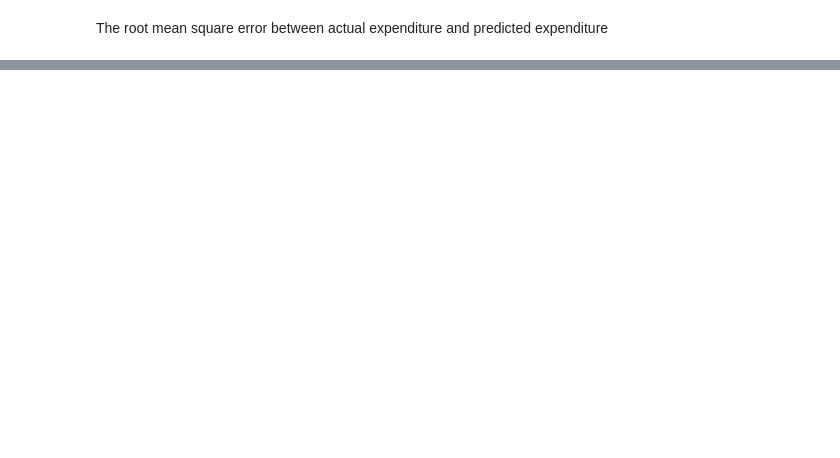
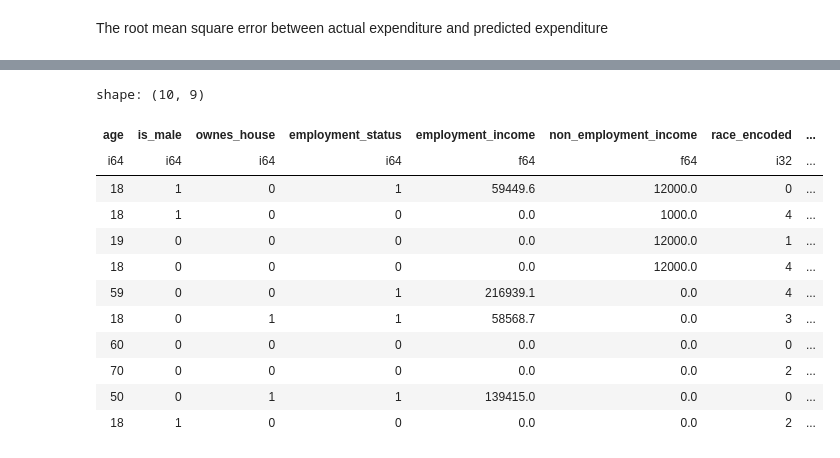
Before and after one commit to AlabhyaMe/T-Learner-for-economic-experiment, a Jupyter notebook: Meta Learners.ipynb, the cells around one changed output, grey strips where cells are left out. Cells and saved outputs as stored; diff of their text form; code cells hidden in the pictures; blank space fills up the shorter version.

```diff
--- a/Meta Learners.ipynb
+++ b/Meta Learners.ipynb
@@ -850,0 +573,3 @@ shape: (2, 3)
+# %%
+target_tlearner = target
+target_tlearner.head(5)
@@ -850,0 +585,6 @@ shape: (2, 3)
+# %%
+#encode race from target_tlearner
+race_encoded = label_encoder.fit_transform(target_tlearner['race'].to_numpy())
+target_tlearner = target_tlearner.with_columns(pl.Series('race_encoded', race_encoded))
+target_tlearner= target_tlearner.drop('race')
+target_tlearner.head(5)
@@ -850,0 +600,26 @@ shape: (2, 3)
+# %%
+#predict outcome for all individual with the model built on treated group
+predicted_expenditure_treated = lr_treated.predict(target_tlearner)
+#predict outcome for all individual with the model built on control group
+predicted_expenditure_control = lr_control.predict(target_tlearner)
+# %%
+target_tlearner = target_tlearner.with_columns(
+    pl.Series(predicted_expenditure_treated.flatten()).alias('predicted_expenditure_treated'),
+    pl.Series(predicted_expenditure_control.flatten()).alias('predicted_expenditure_control')
+)
+# %%
+target_tlearner.head(10)
+# %% [output]
+shape: (10, 9)
+| age | is_male | ownes_house | employment_status | employment_income | non_employment_income | race_encoded | ... |
+| i64 | i64 | i64 | i64 | f64 | f64 | i32 | ... |
+| 18 | 1 | 0 | 1 | 59449.6 | 12000.0 | 0 | ... |
+| 18 | 1 | 0 | 0 | 0.0 | 1000.0 | 4 | ... |
+| 19 | 0 | 0 | 0 | 0.0 | 12000.0 | 1 | ... |
+| 18 | 0 | 0 | 0 | 0.0 | 12000.0 | 4 | ... |
+| 59 | 0 | 0 | 1 | 216939.1 | 0.0 | 4 | ... |
+| 18 | 0 | 1 | 1 | 58568.7 | 0.0 | 3 | ... |
+| 60 | 0 | 0 | 0 | 0.0 | 0.0 | 0 | ... |
+| 70 | 0 | 0 | 0 | 0.0 | 0.0 | 2 | ... |
+| 50 | 0 | 1 | 1 | 139415.0 | 0.0 | 0 | ... |
+| 18 | 1 | 0 | 0 | 0.0 | 0.0 | 2 | ... |
```
Also changed, not shown: parts of 137 cells of this notebook, 4 other files.
